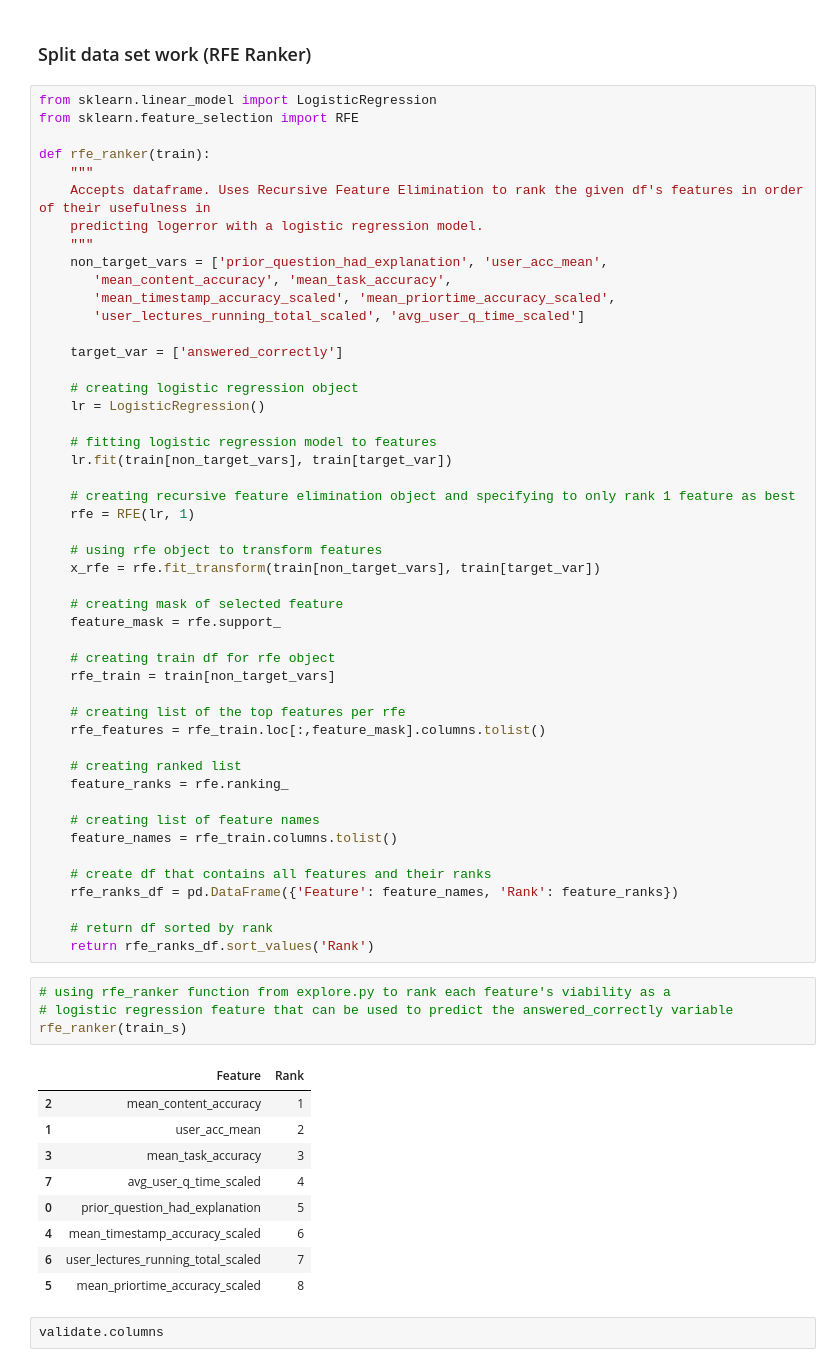
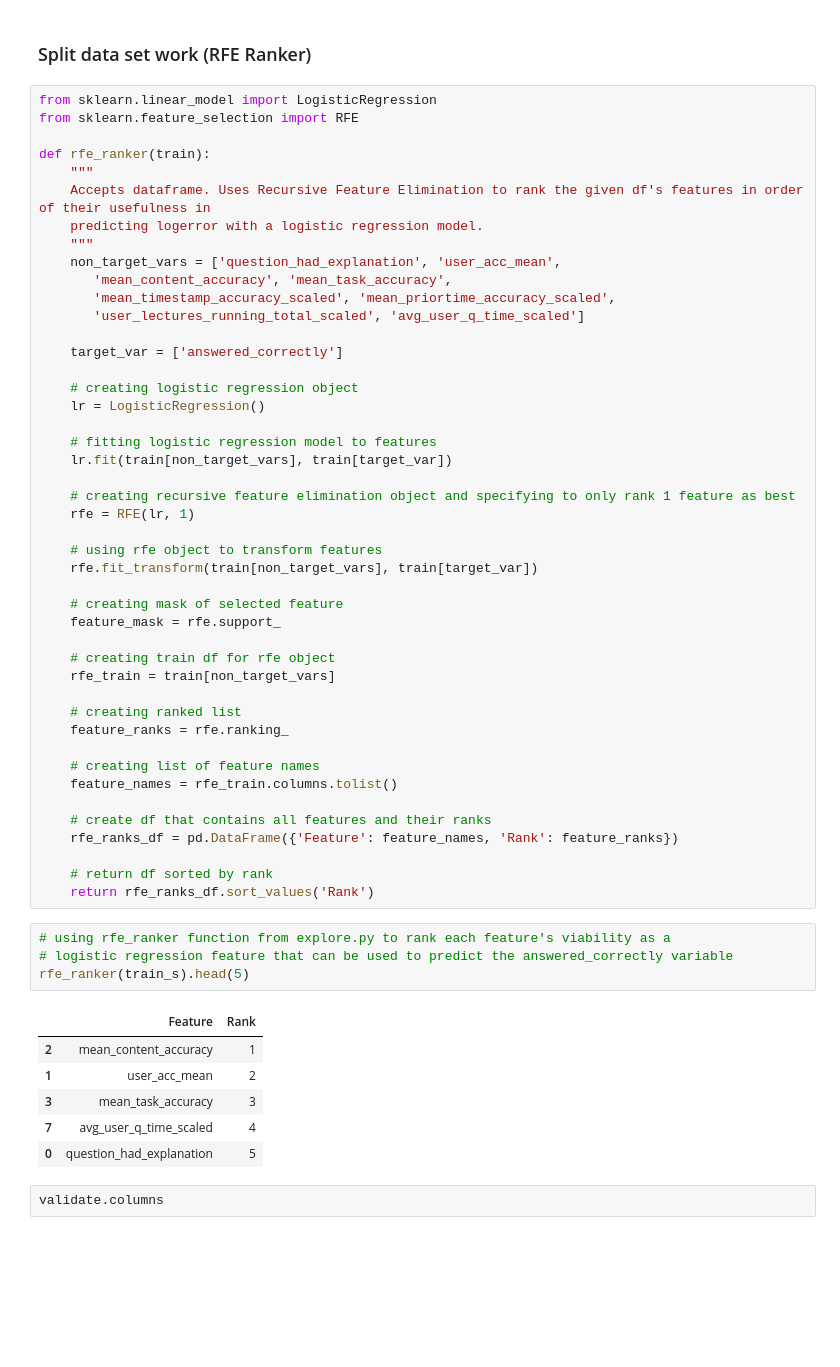
Before and after one commit to Riiid-Team/AI-Learning, a Jupyter notebook: MVP-Davila.ipynb, the cells around one changed output. Drawn from its saved outputs; the diff is of its cells as text; blank space fills up the shorter version.

Commit message:
tested and updated RFE ranker

```diff
--- a/MVP-Davila.ipynb
+++ b/MVP-Davila.ipynb
@@ -183,7 +180,7 @@ def rfe_ranker(train):
     Accepts dataframe. Uses Recursive Feature Elimination to rank the given df's features in order of their usefulness in
     predicting logerror with a logistic regression model.
     """
-    non_target_vars = ['prior_question_had_explanation', 'user_acc_mean',
+    non_target_vars = ['question_had_explanation', 'user_acc_mean',
        'mean_content_accuracy', 'mean_task_accuracy',
        'mean_timestamp_accuracy_scaled', 'mean_priortime_accuracy_scaled',
        'user_lectures_running_total_scaled', 'avg_user_q_time_scaled']
@@ -200,16 +197,13 @@ def rfe_ranker(train):
     rfe = RFE(lr, 1)
 
     # using rfe object to transform features
-    x_rfe = rfe.fit_transform(train[non_target_vars], train[target_var])
+    rfe.fit_transform(train[non_target_vars], train[target_var])
 
     # creating mask of selected feature
     feature_mask = rfe.support_
 
     # creating train df for rfe object
     rfe_train = train[non_target_vars]
-
-    # creating list of the top features per rfe
-    rfe_features = rfe_train.loc[:,feature_mask].columns.tolist()
 
     # creating ranked list
     feature_ranks = rfe.ranking_
@@ -225,17 +219,14 @@ def rfe_ranker(train):
 # %%
 # using rfe_ranker function from explore.py to rank each feature's viability as a
 # logistic regression feature that can be used to predict the answered_correctly variable
-rfe_ranker(train_s)
+rfe_ranker(train_s).head(5)
 # %% [output]
 |  | Feature | Rank |
 | 2 | mean_content_accuracy | 1 |
 | 1 | user_acc_mean | 2 |
 | 3 | mean_task_accuracy | 3 |
 | 7 | avg_user_q_time_scaled | 4 |
-| 0 | prior_question_had_explanation | 5 |
-| 4 | mean_timestamp_accuracy_scaled | 6 |
-| 6 | user_lectures_running_total_scaled | 7 |
-| 5 | mean_priortime_accuracy_scaled | 8 |
+| 0 | question_had_explanation | 5 |
 # %%
 validate.columns
 # %% [output]
```
Also changed, not shown: parts of 4 cells of this notebook, 2 other files.
